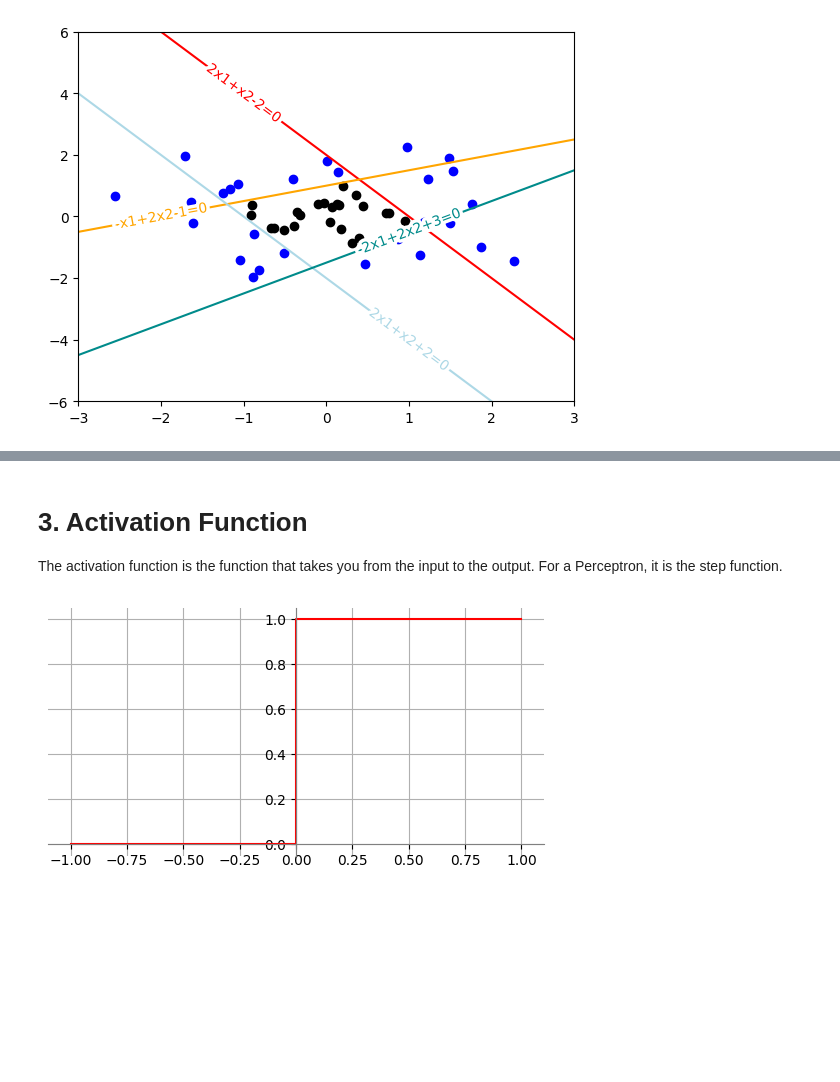
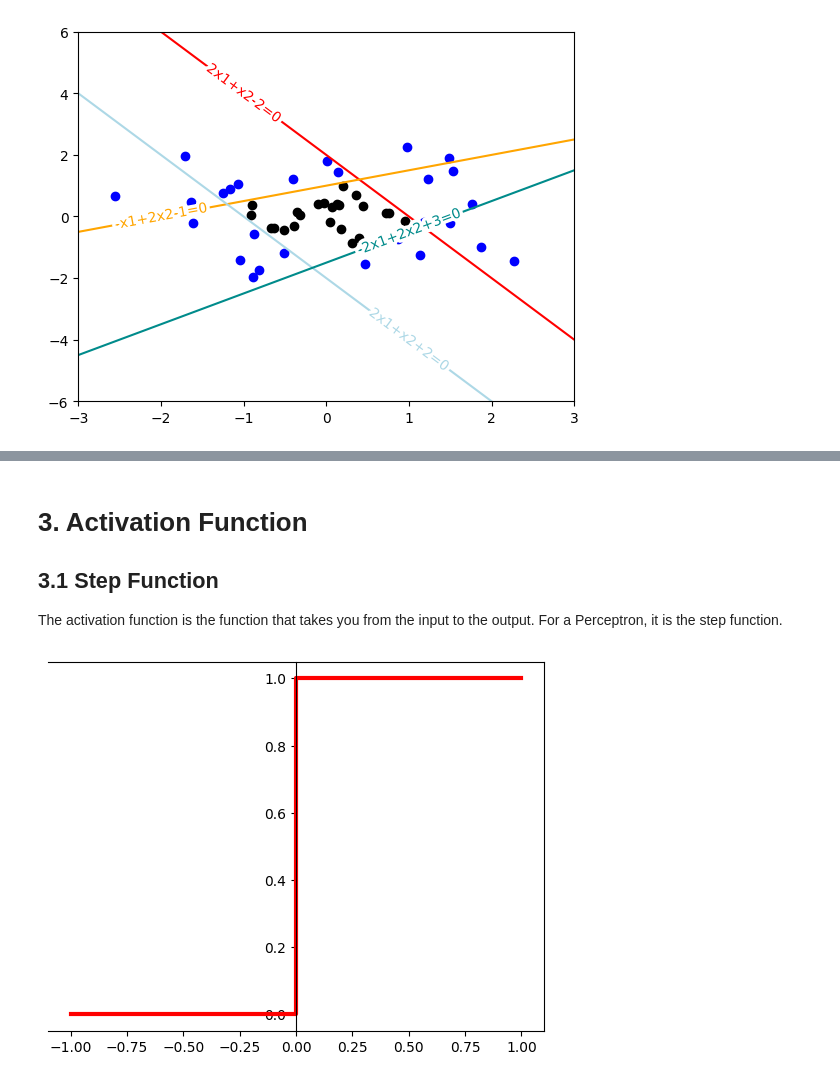
Before and after one commit to equinor/kai-edc2024-workshop, a Jupyter notebook: 1_introduction/notebook.ipynb, the cells around one changed output, grey strips where cells are left out. Drawn from its saved outputs; the diff is of its cells as text; code cells hidden in the pictures; blank space fills up the shorter version.

```diff
--- a/1_introduction/notebook.ipynb
+++ b/1_introduction/notebook.ipynb
@@ -234,28 +236,19 @@ The above diagram is also known as a **fully-connected network** because every n
 # %% [markdown]
 # 3. Activation Function
 
+## 3.1 Step Function
+
 The activation function is the function that takes you from the input to the output. For a Perceptron, it is the step function.
 # %%
 import matplotlib.pyplot as plt
 
 x = [-1, 0, 1]
 y = [0, 0, 1]
 
 fig, ax = plt.subplots()
+ax.step(x, y, color='red', linewidth=3)
 
-ax.step(x, y, color='red')
-
-ax.set_aspect('equal')
-ax.grid(True, which='both')
-
-ax.spines['left'].set_position('zero')
-ax.spines['left'].set_color('grey')
-ax.spines['right'].set_color('none')
-ax.yaxis.tick_left()
-
-ax.spines['bottom'].set_position('zero')
-ax.spines['bottom'].set_color('grey')
-ax.spines['top'].set_color('none')
-ax.xaxis.tick_bottom()
+# Move the y-axis ticks to the center
+ax.spines['left'].set_position('center')
 # %% [output]
-[figure, old version]
+[figure, new version]
```
Also changed, not shown: parts of 13 cells of this notebook, 2 other files.
